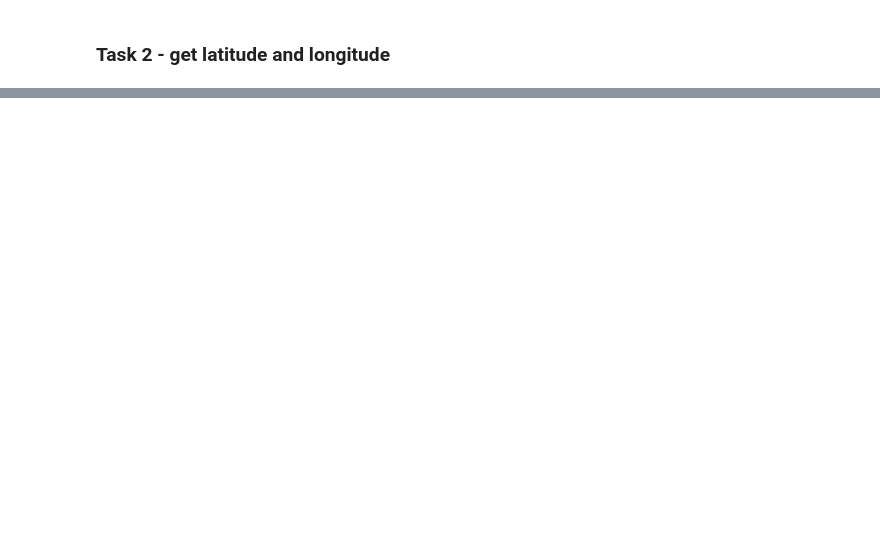
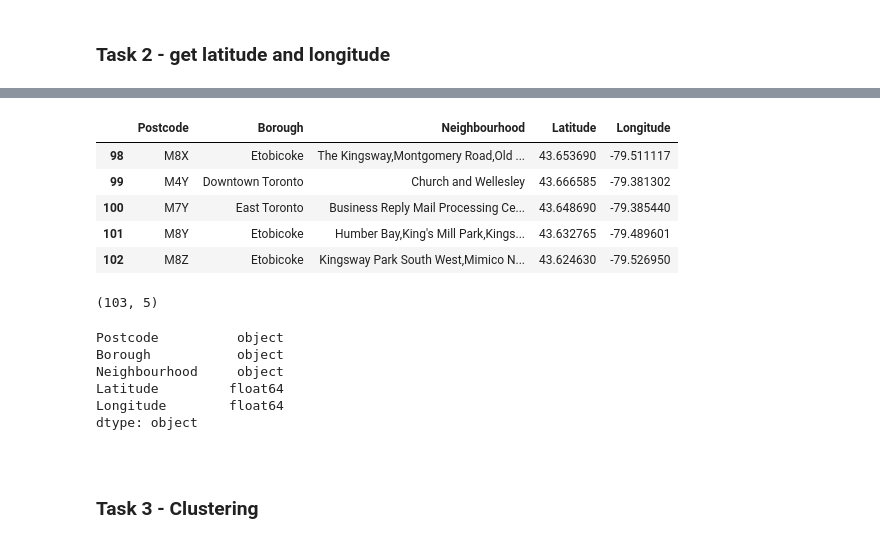
Before and after one commit to sudhirc3/ml, a Jupyter notebook: coursera/CourseraClustering.ipynb, the cells around one changed output, grey strips where cells are left out. Drawn from its saved outputs; the diff is of its cells as text; code cells hidden in the pictures; blank space fills up the shorter version.

Commit message:
finished task 2

```diff
--- a/coursera/CourseraClustering.ipynb
+++ b/coursera/CourseraClustering.ipynb
@@ -150,0 +213,26 @@ df_valid_bor.shape
+# %%
+df2.tail()
+# %% [output]
+|  | Postcode | Borough | Neighbourhood | Latitude | Longitude |
+| 98 | M8X | Etobicoke | The Kingsway,Montgomery Road,Old ... | 43.653690 | -79.511117 |
+| 99 | M4Y | Downtown Toronto | Church and Wellesley | 43.666585 | -79.381302 |
+| 100 | M7Y | East Toronto | Business Reply Mail Processing Ce... | 43.648690 | -79.385440 |
+| 101 | M8Y | Etobicoke | Humber Bay,King's Mill Park,Kings... | 43.632765 | -79.489601 |
+| 102 | M8Z | Etobicoke | Kingsway Park South West,Mimico N... | 43.624630 | -79.526950 |
+# %%
+df2.shape
+# %% [output]
+(103, 5)
+# %%
+df2.dtypes
+# %% [output]
+Postcode          object
+Borough           object
+Neighbourhood     object
+Latitude         float64
+Longitude        float64
+dtype: object
+# %% [markdown]
+<a id="task3"></a>
+# %% [markdown]
+### Task 3 - Clustering
```
Also changed, not shown: parts of 8 cells of this notebook.
